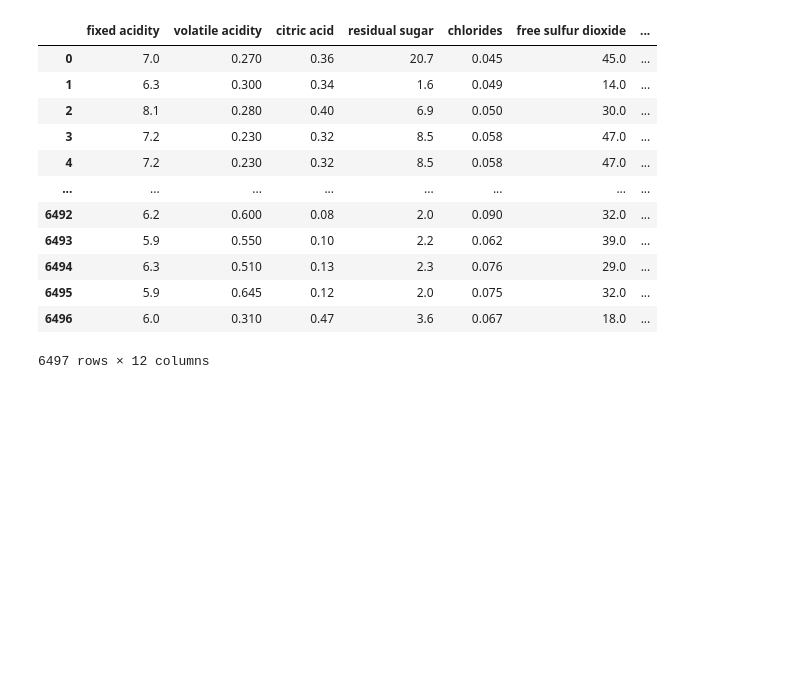
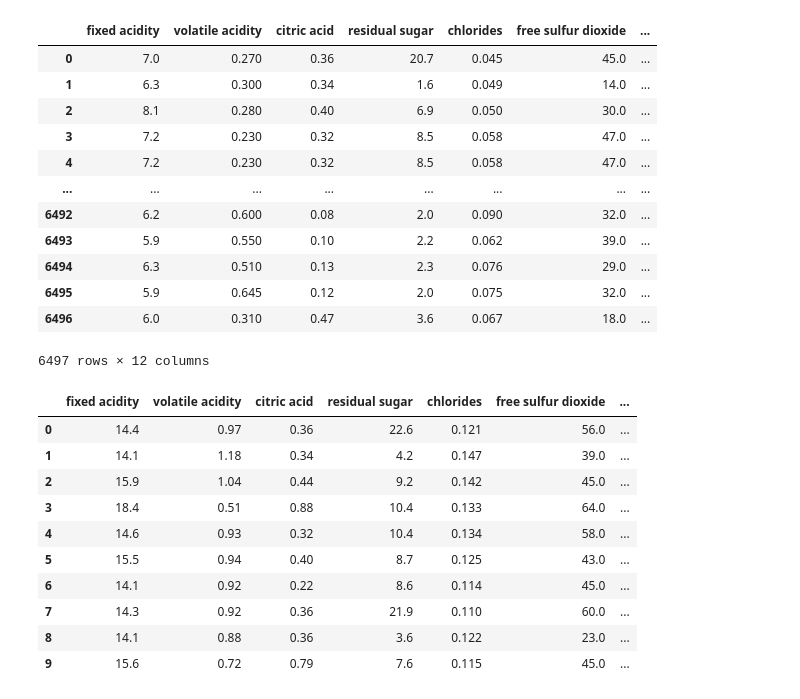
Before and after one commit to SherryCodes911/Artificial-Intelligence, a Jupyter notebook: Labs/LAB5/MyLab5.ipynb, the cells around one changed output. Saved outputs shown, nothing was run; the diff lists cells and outputs as text; code cells hidden in the pictures; blank space fills up the shorter version.

```diff
--- a/LAB5/MyLab5.ipynb
+++ b/Labs/LAB5/MyLab5.ipynb
@@ -178,3 +179,18 @@ concate
 | 6495 | 5.9 | 0.645 | 0.12 | 2.0 | 0.075 | 32.0 | ... |
 | 6496 | 6.0 | 0.310 | 0.47 | 3.6 | 0.067 | 18.0 | ... |
 6497 rows × 12 columns
+# %%
+concate=red+white
+display(concate.head(10))
+# %% [output]
+|  | fixed acidity | volatile acidity | citric acid | residual sugar | chlorides | free sulfur dioxide | ... |
+| 0 | 14.4 | 0.97 | 0.36 | 22.6 | 0.121 | 56.0 | ... |
+| 1 | 14.1 | 1.18 | 0.34 | 4.2 | 0.147 | 39.0 | ... |
+| 2 | 15.9 | 1.04 | 0.44 | 9.2 | 0.142 | 45.0 | ... |
+| 3 | 18.4 | 0.51 | 0.88 | 10.4 | 0.133 | 64.0 | ... |
+| 4 | 14.6 | 0.93 | 0.32 | 10.4 | 0.134 | 58.0 | ... |
+| 5 | 15.5 | 0.94 | 0.40 | 8.7 | 0.125 | 43.0 | ... |
+| 6 | 14.1 | 0.92 | 0.22 | 8.6 | 0.114 | 45.0 | ... |
+| 7 | 14.3 | 0.92 | 0.36 | 21.9 | 0.110 | 60.0 | ... |
+| 8 | 14.1 | 0.88 | 0.36 | 3.6 | 0.122 | 23.0 | ... |
+| 9 | 15.6 | 0.72 | 0.79 | 7.6 | 0.115 | 45.0 | ... |
```
Also changed, not shown: parts of 2 cells of this notebook, 1 other file.
